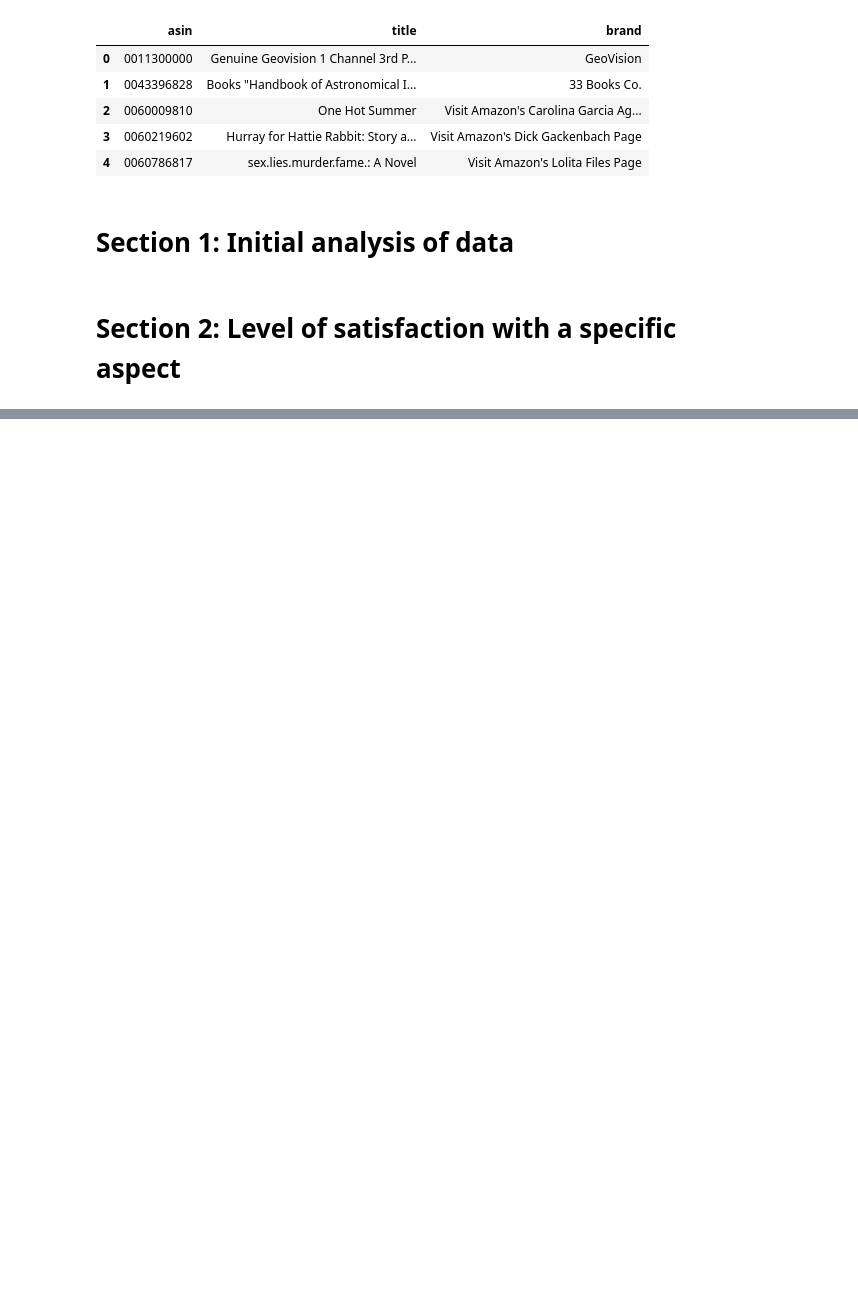
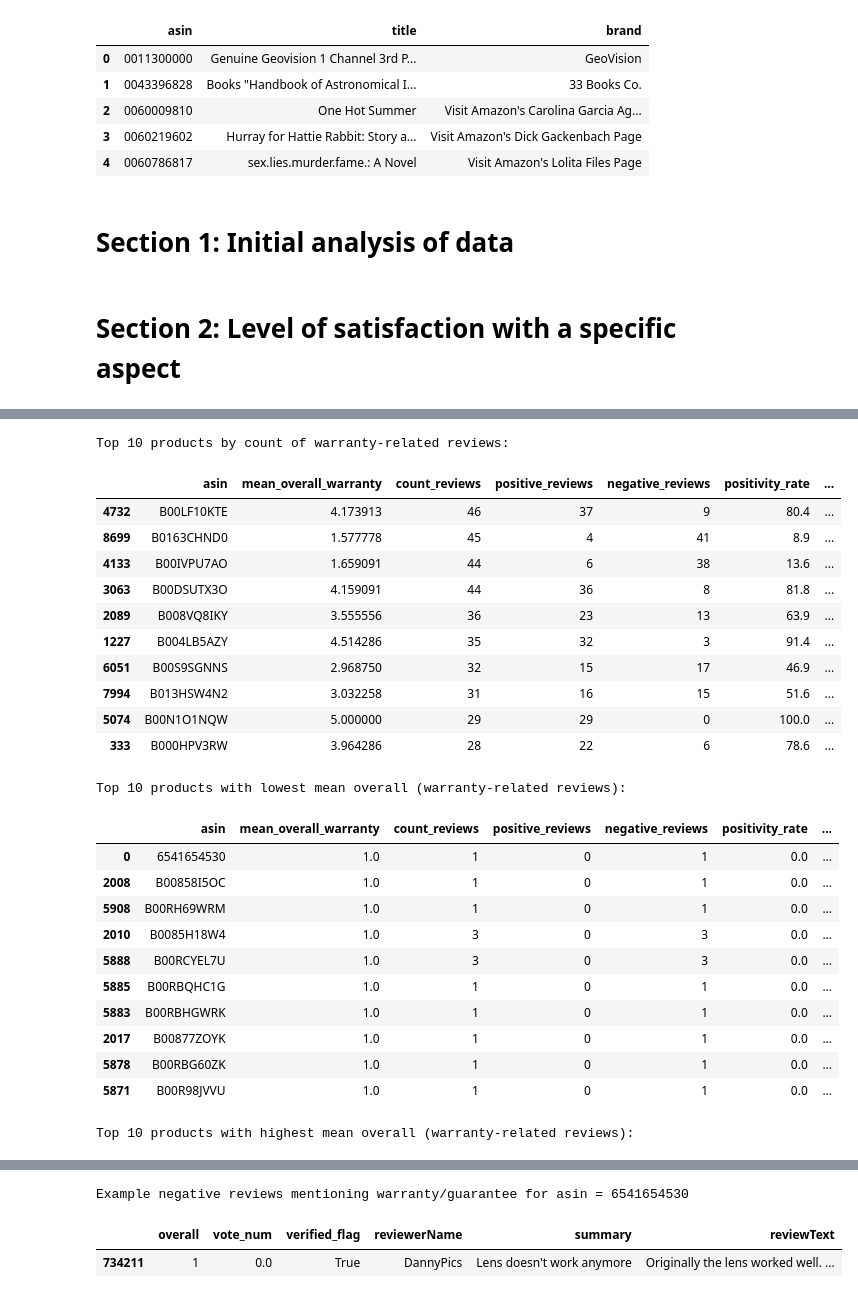
Before and after one commit to Hazhir2002/project2-ai-bootcamp, a Jupyter notebook: sentiment-analysis-of-comments.ipynb, the cells around one changed output, grey strips where cells are left out. Cells and saved outputs as stored; diff of their text form; code cells hidden in the pictures; blank space fills up the shorter version.

```diff
--- a/sentiment-analysis-of-comments.ipynb
+++ b/sentiment-analysis-of-comments.ipynb
@@ -49,0 +70,3 @@ title_brand.head()
+# %%
+pattern = r'\b(' + '|'.join(re.escape(k) for k in keywords) + r')\b'
+train_data['mentions_warranty'] = train_data['reviewText'].str.lower().str.contains(pattern, regex=True)
@@ -49,0 +107,23 @@ title_brand.head()
+# %%
+# Create a binary sentiment label from the 'overall' rating:
+# - ratings 4 and 5 => positive (1)
+# - ratings 1 and 2 => negative (0)
+# - rating 3 => neutral (we'll drop these for the binary analysis)
+train_data_filtered['sentiment'] = train_data_filtered['overall'].apply(lambda r: 1 if r >= 4 else (0 if r <= 2 else np.nan))
+# Drop neutral reviews (overall == 3) for the binary sentiment analysis
+train_data_filtered = train_data_filtered.dropna(subset=['sentiment']).copy()
+train_data_filtered['sentiment'] = train_data_filtered['sentiment'].astype(int)
+
+# Robust parsing for 'vote' (helpful) field - some rows may be strings like '2 people found this helpful'
+import re
+def parse_vote(v):
+    if pd.isna(v):
+        return 0.0
+    s = str(v)
+    m = re.search(r'\d+', s)
+    return float(m.group()) if m else 0.0
+
+train_data_filtered['vote_num'] = train_data_filtered['vote'].apply(parse_vote)
+
+# Normalize 'verified' to a boolean-like flag (handles True/False, 'Y'/'N', 'Yes'/'No', etc.)
+train_data_filtered['verified_flag'] = train_data_filtered['verified'].astype(str).str.lower().isin(['true','y','yes','1'])
@@ -49,0 +165,45 @@ title_brand.head()
+# %%
+# Quick inspection: show top products by number of warranty-related reviews and worst/best mean rating
+display_columns = ['asin','mean_overall_warranty','count_reviews','positive_reviews','negative_reviews','positivity_rate','mean_helpful_votes','percent_verified','avg_review_length_words']
+
+print('Top 10 products by count of warranty-related reviews:')
+display(agg.sort_values('count_reviews', ascending=False)[display_columns].head(10))
+
+print('Top 10 products with lowest mean overall (warranty-related reviews):')
+display(agg.sort_values('mean_overall_warranty', ascending=True)[display_columns].head(10))
+
+print('Top 10 products with highest mean overall (warranty-related reviews):')
+display(agg.sort_values('mean_overall_warranty', ascending=False)[display_columns].head(10))
+
+# Show a couple example reviews for the single worst product (if exists) to inspect content
+if len(agg):
+    worst_asin = agg.sort_values('mean_overall_warranty', ascending=True).iloc[0]['asin']
+    print('Example negative reviews mentioning warranty/guarantee for asin =', worst_asin)
+    examples = train_data_filtered[train_data_filtered['asin'] == worst_asin].sort_values('unixReviewTime', ascending=False).head(5)
+    display(examples[['overall','vote_num','verified_flag','reviewerName','summary','reviewText']])
+# %% [output]
+Top 10 products by count of warranty-related reviews:
+|  | asin | mean_overall_warranty | count_reviews | positive_reviews | negative_reviews | positivity_rate | ... |
+| 4732 | B00LF10KTE | 4.173913 | 46 | 37 | 9 | 80.4 | ... |
+| 8699 | B0163CHND0 | 1.577778 | 45 | 4 | 41 | 8.9 | ... |
+| 4133 | B00IVPU7AO | 1.659091 | 44 | 6 | 38 | 13.6 | ... |
+| 3063 | B00DSUTX3O | 4.159091 | 44 | 36 | 8 | 81.8 | ... |
+| 2089 | B008VQ8IKY | 3.555556 | 36 | 23 | 13 | 63.9 | ... |
+| 1227 | B004LB5AZY | 4.514286 | 35 | 32 | 3 | 91.4 | ... |
+| 6051 | B00S9SGNNS | 2.968750 | 32 | 15 | 17 | 46.9 | ... |
+| 7994 | B013HSW4N2 | 3.032258 | 31 | 16 | 15 | 51.6 | ... |
+| 5074 | B00N1O1NQW | 5.000000 | 29 | 29 | 0 | 100.0 | ... |
+| 333 | B000HPV3RW | 3.964286 | 28 | 22 | 6 | 78.6 | ... |
+Top 10 products with lowest mean overall (warranty-related reviews):
+|  | asin | mean_overall_warranty | count_reviews | positive_reviews | negative_reviews | positivity_rate | ... |
+| 0 | 6541654530 | 1.0 | 1 | 0 | 1 | 0.0 | ... |
+| 2008 | B00858I5OC | 1.0 | 1 | 0 | 1 | 0.0 | ... |
+| 5908 | B00RH69WRM | 1.0 | 1 | 0 | 1 | 0.0 | ... |
+| 2010 | B0085H18W4 | 1.0 | 3 | 0 | 3 | 0.0 | ... |
+| 5888 | B00RCYEL7U | 1.0 | 3 | 0 | 3 | 0.0 | ... |
+| 5885 | B00RBQHC1G | 1.0 | 1 | 0 | 1 | 0.0 | ... |
+| 5883 | B00RBHGWRK | 1.0 | 1 | 0 | 1 | 0.0 | ... |
+| 2017 | B00877ZOYK | 1.0 | 1 | 0 | 1 | 0.0 | ... |
+| 5878 | B00RBG60ZK | 1.0 | 1 | 0 | 1 | 0.0 | ... |
+| 5871 | B00R98JVVU | 1.0 | 1 | 0 | 1 | 0.0 | ... |
+Top 10 products with highest mean overall (warranty-related reviews):
@@ -49,0 +221,3 @@ title_brand.head()
+Example negative reviews mentioning warranty/guarantee for asin = 6541654530
+|  | overall | vote_num | verified_flag | reviewerName | summary | reviewText |
+| 734211 | 1 | 0.0 | True | DannyPics | Lens doesn't work anymore | Originally the lens worked well. ... |
```
Also changed, not shown: parts of 15 cells of this notebook, 3 other files.
